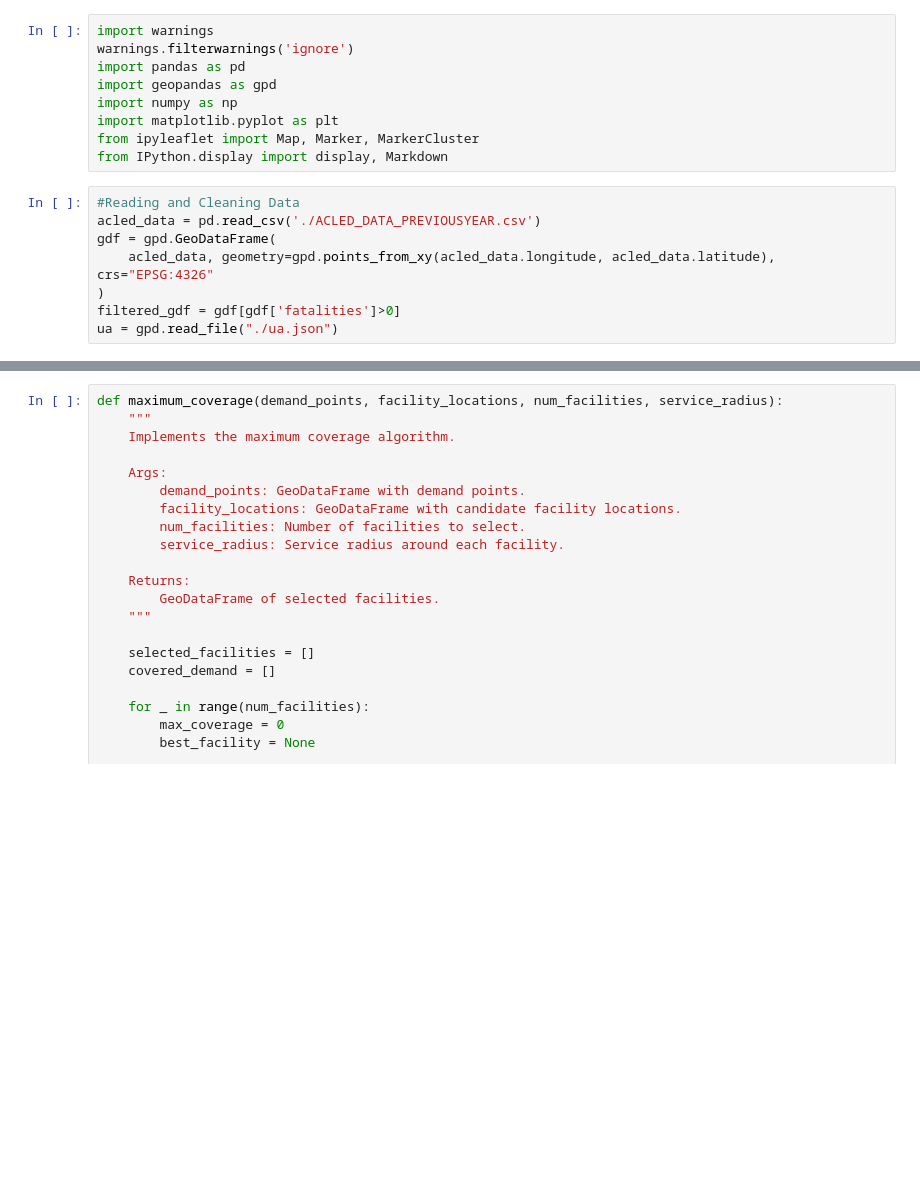
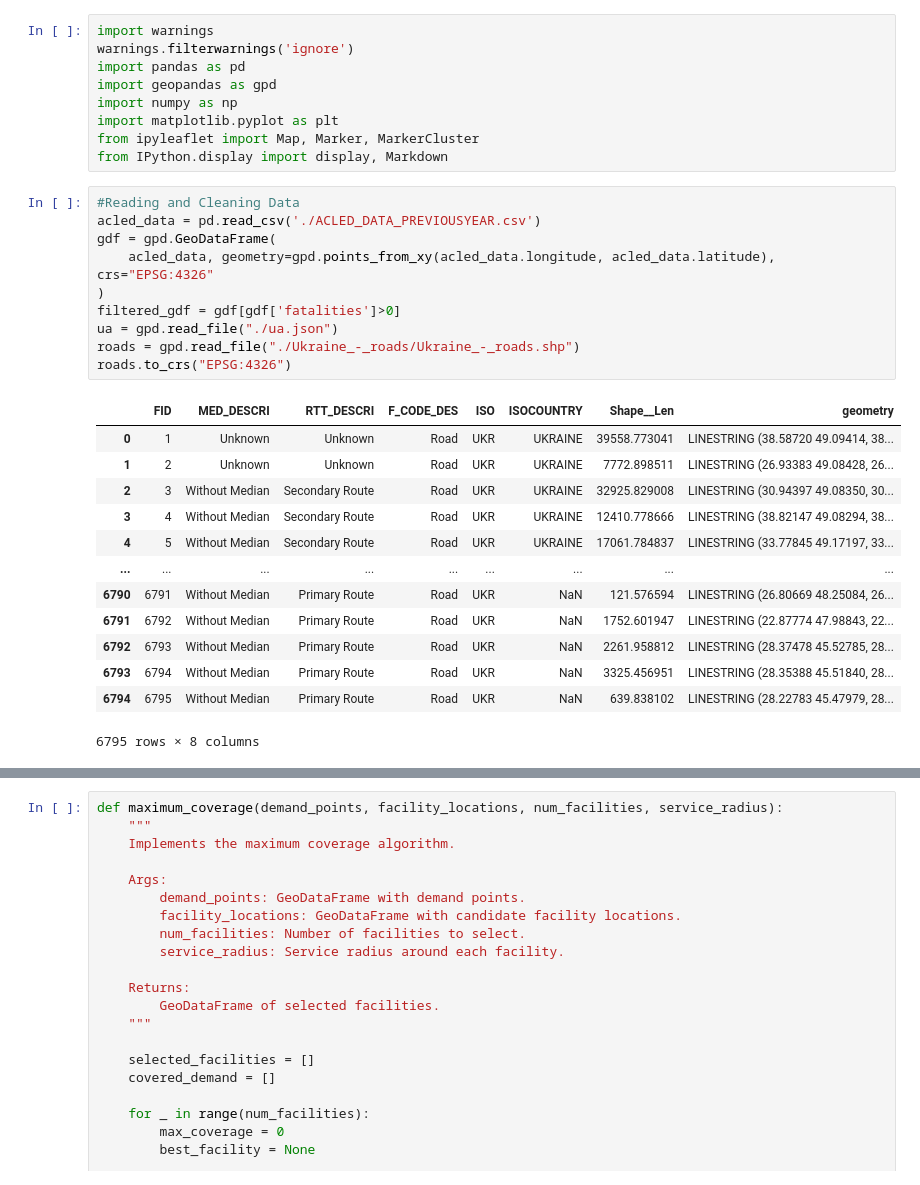
Before and after one commit to S-Luther/studious-broccoli, a Jupyter notebook: Project_4.ipynb, the cells around one changed output, grey strips where cells are left out. Saved outputs shown, nothing was run; the diff lists cells and outputs as text; blank space fills up the shorter version.

```diff
--- a/Project_4.ipynb
+++ b/Project_4.ipynb
@@ -10,8 +10,24 @@ from IPython.display import display, Markdown
 # %%
 #Reading and Cleaning Data
 acled_data = pd.read_csv('./ACLED_DATA_PREVIOUSYEAR.csv')
 gdf = gpd.GeoDataFrame(
     acled_data, geometry=gpd.points_from_xy(acled_data.longitude, acled_data.latitude), crs="EPSG:4326"
 )
 filtered_gdf = gdf[gdf['fatalities']>0]
 ua = gpd.read_file("./ua.json")
+roads = gpd.read_file("./Ukraine_-_roads/Ukraine_-_roads.shp")
+roads.to_crs("EPSG:4326")
+# %% [output]
+|  | FID | MED_DESCRI | RTT_DESCRI | F_CODE_DES | ISO | ISOCOUNTRY | Shape__Len | geometry |
+| 0 | 1 | Unknown | Unknown | Road | UKR | UKRAINE | 39558.773041 | LINESTRING (38.58720 49.09414, 38... |
+| 1 | 2 | Unknown | Unknown | Road | UKR | UKRAINE | 7772.898511 | LINESTRING (26.93383 49.08428, 26... |
+| 2 | 3 | Without Median | Secondary Route | Road | UKR | UKRAINE | 32925.829008 | LINESTRING (30.94397 49.08350, 30... |
+| 3 | 4 | Without Median | Secondary Route | Road | UKR | UKRAINE | 12410.778666 | LINESTRING (38.82147 49.08294, 38... |
+| 4 | 5 | Without Median | Secondary Route | Road | UKR | UKRAINE | 17061.784837 | LINESTRING (33.77845 49.17197, 33... |
+| ... | ... | ... | ... | ... | ... | ... | ... | ... |
+| 6790 | 6791 | Without Median | Primary Route | Road | UKR | NaN | 121.576594 | LINESTRING (26.80669 48.25084, 26... |
+| 6791 | 6792 | Without Median | Primary Route | Road | UKR | NaN | 1752.601947 | LINESTRING (22.87774 47.98843, 22... |
+| 6792 | 6793 | Without Median | Primary Route | Road | UKR | NaN | 2261.958812 | LINESTRING (28.37478 45.52785, 28... |
+| 6793 | 6794 | Without Median | Primary Route | Road | UKR | NaN | 3325.456951 | LINESTRING (28.35388 45.51840, 28... |
+| 6794 | 6795 | Without Median | Primary Route | Road | UKR | NaN | 639.838102 | LINESTRING (28.22783 45.47979, 28... |
+6795 rows × 8 columns
```
Also changed, not shown: parts of 4 cells of this notebook, 6 other files.
